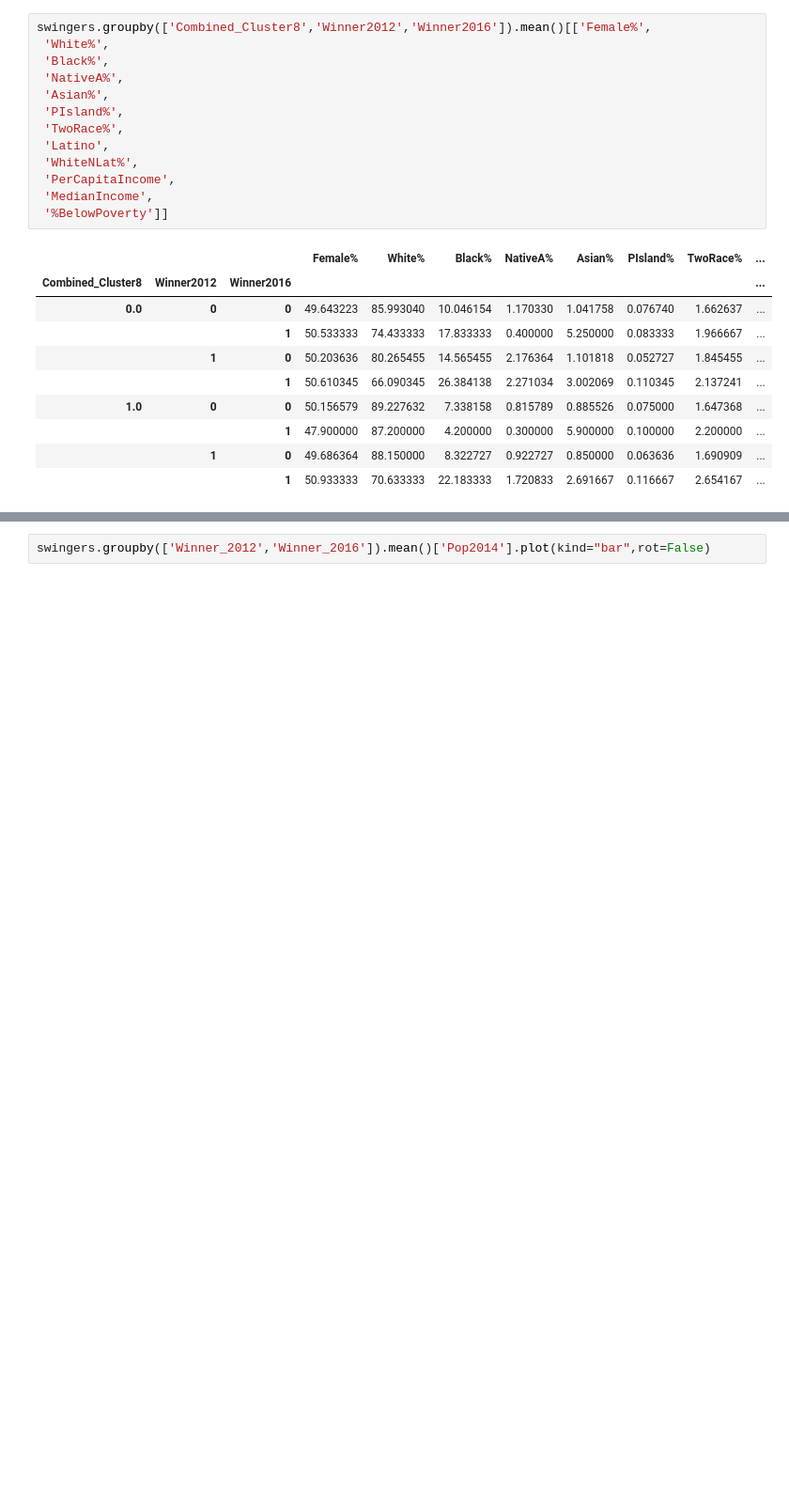
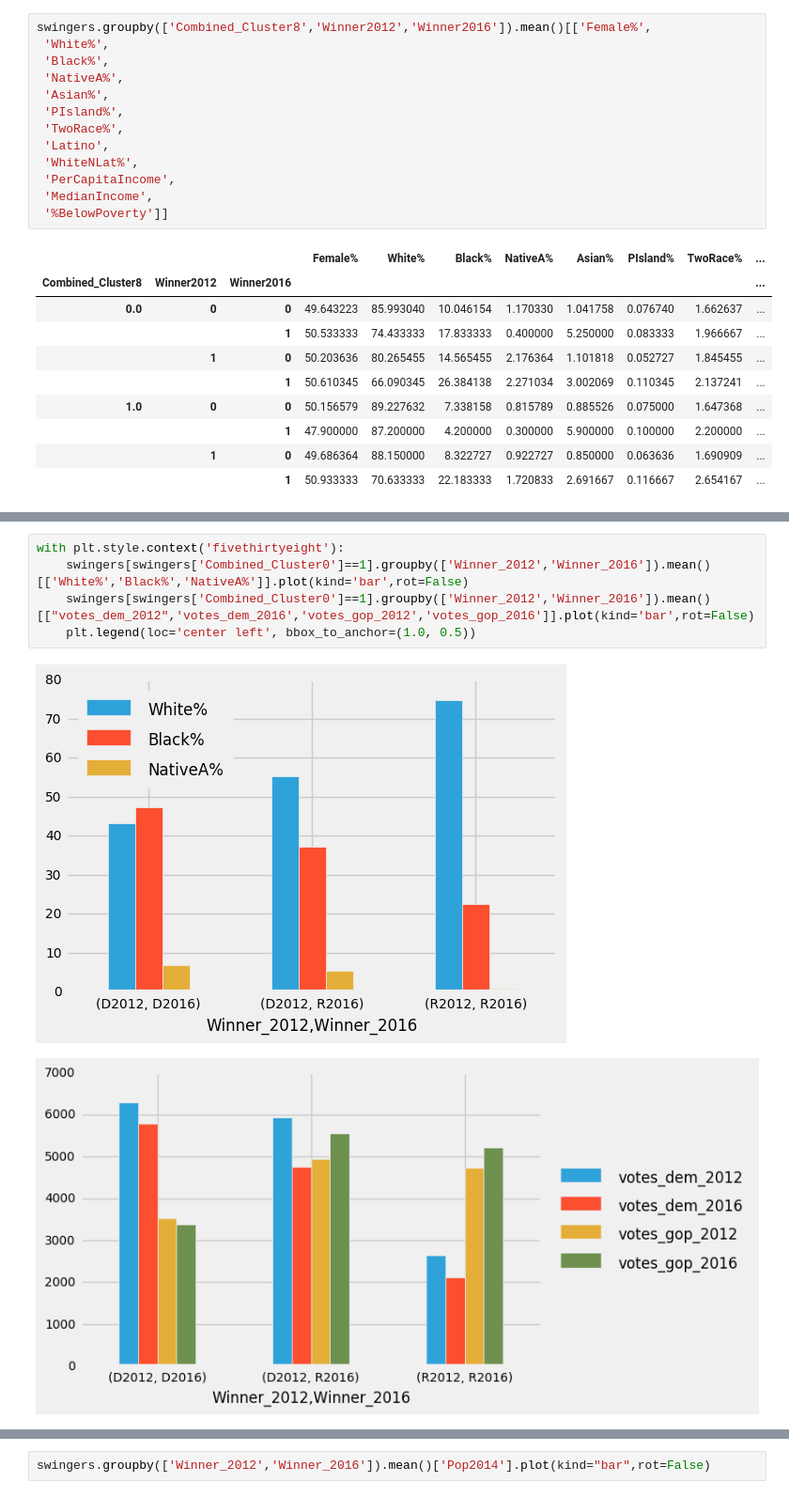
Before and after one commit to cgels/ElectionAnalysis, a Jupyter notebook: OGClassification.ipynb, the cells around one changed output, grey strips where cells are left out. Shown: that part at 94% size. Drawn from its saved outputs; the diff is of its cells as text; blank space fills up the shorter version.

```diff
--- a/OGClassification.ipynb
+++ b/OGClassification.ipynb
@@ -361 +389,9 @@ swingers.groupby(['Combined_Cluster0','Winner2012','Winner2016']).count()[['Fema
+# %%
+with plt.style.context('fivethirtyeight'):
+    swingers[swingers['Combined_Cluster0']==1].groupby(['Winner_2012','Winner_2016']).mean()[['White%','Black%','NativeA%']].plot(kind='bar',rot=False)
+    swingers[swingers['Combined_Cluster0']==1].groupby(['Winner_2012','Winner_2016']).mean()[["votes_dem_2012",'votes_dem_2016','votes_gop_2012','votes_gop_2016']].plot(kind='bar',rot=False)
+    plt.legend(loc='center left', bbox_to_anchor=(1.0, 0.5))
+# %% [output]
+[figure, added]
+[figure, added]
 # %%
```
Also changed, not shown: parts of 11 cells of this notebook, 2 other files.
